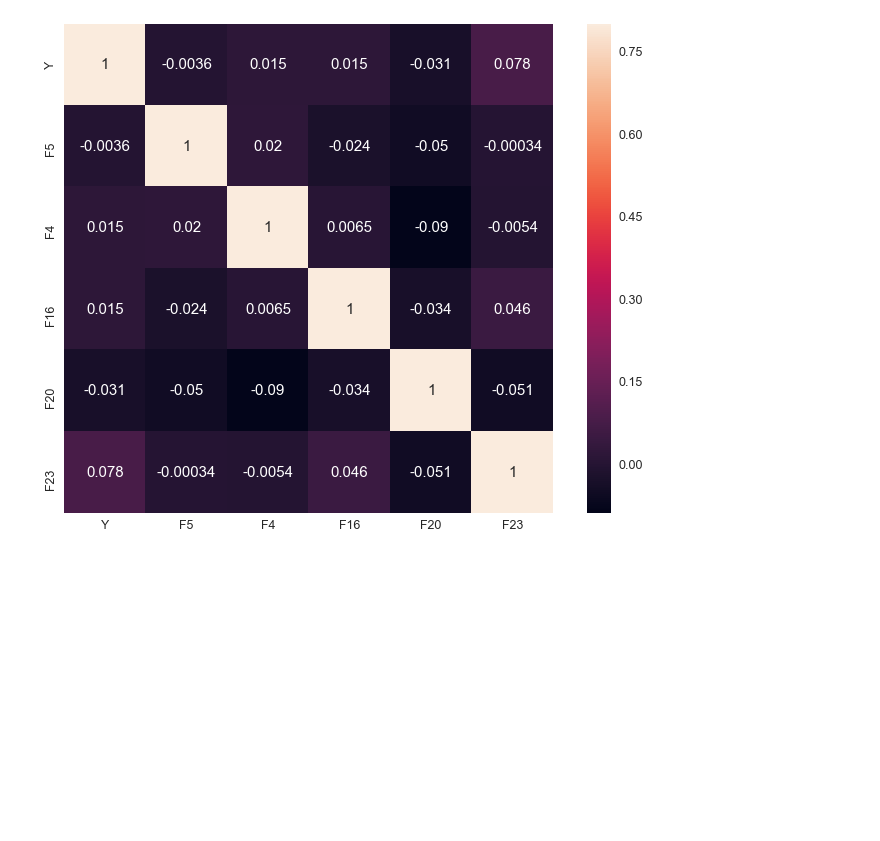
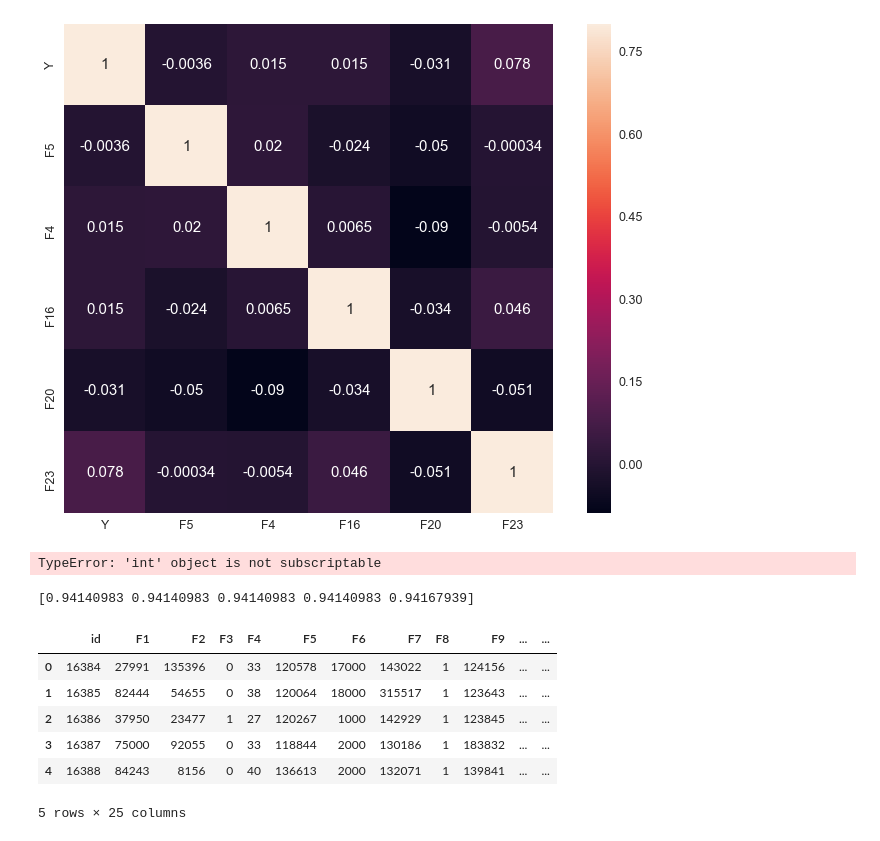
Before and after one commit to corbosiny/KaggleMidterm_EE379k, a Jupyter notebook: KaggleComp.ipynb, the cells around one changed output. Cells and saved outputs as stored; diff of their text form; code cells hidden in the pictures; blank space fills up the shorter version.

Commit message:
started training predictors

```diff
--- a/KaggleComp.ipynb
+++ b/KaggleComp.ipynb
@@ -268,4 +272,45 @@ sns.heatmap(corrmat, vmax=.8, square=True, annot=True);
 #Interesting, some corellations have gone down and some have gone up. I think we'll have to train models on both data sets
 #and see which preforms better during cross validation testing
 #Which leads us to the fun part! Prediction!
-#First let's give ourselves a baseline
+#First let's give ourselves a baseline, let's use a zero rule predictor that just guess the most common label everytime:
+
+trainAnswers = trainCopy['Y']
+finalTrainingCopy = logScaledTrainCopy.drop('Y', 1)
+
+def predict(testData, labels):
+    predictions = []
+    mostCommonLabel = trainCopy['Y'].value_counts().idxmax()
+    for index, row in testData.iterrows():
+        predictions.append(mostCommonLabel)
+    return predictions
+
+def score(predictions, actual):
+    score = 0
+    total = 0
+    for row in actual:
+        if row['1'] == predictions[index]:
+            score += 1
+        total += 1
+    return score / float(total)
+
+predictions = predict(finalTrainingCopy, trainAnswers)
+print(score(predictions, answers))
+# %% [output]
+TypeError: 'int' object is not subscriptable
+# %%
+clf = LinearDiscriminantAnalysis(n_components=2)
+transformedTraining = clf.fit(finalTrainingCopy, trainAnswers).transform(finalTrainingCopy)
+scores = cross_val_score(clf, finalTrainingCopy, trainAnswers, cv=5)
+print(scores)
+# %% [output]
+[0.94140983 0.94140983 0.94140983 0.94140983 0.94167939]
+# %%
+test.head()
+# %% [output]
+|  | id | F1 | F2 | F3 | F4 | F5 | F6 | F7 | F8 | F9 | ... | ... |
+| 0 | 16384 | 27991 | 135396 | 0 | 33 | 120578 | 17000 | 143022 | 1 | 124156 | ... | ... |
+| 1 | 16385 | 82444 | 54655 | 0 | 38 | 120064 | 18000 | 315517 | 1 | 123643 | ... | ... |
+| 2 | 16386 | 37950 | 23477 | 1 | 27 | 120267 | 1000 | 142929 | 1 | 123845 | ... | ... |
+| 3 | 16387 | 75000 | 92055 | 0 | 33 | 118844 | 2000 | 130186 | 1 | 183832 | ... | ... |
+| 4 | 16388 | 84243 | 8156 | 0 | 40 | 136613 | 2000 | 132071 | 1 | 139841 | ... | ... |
+5 rows × 25 columns
```
Also changed, not shown: parts of 4 cells of this notebook.
